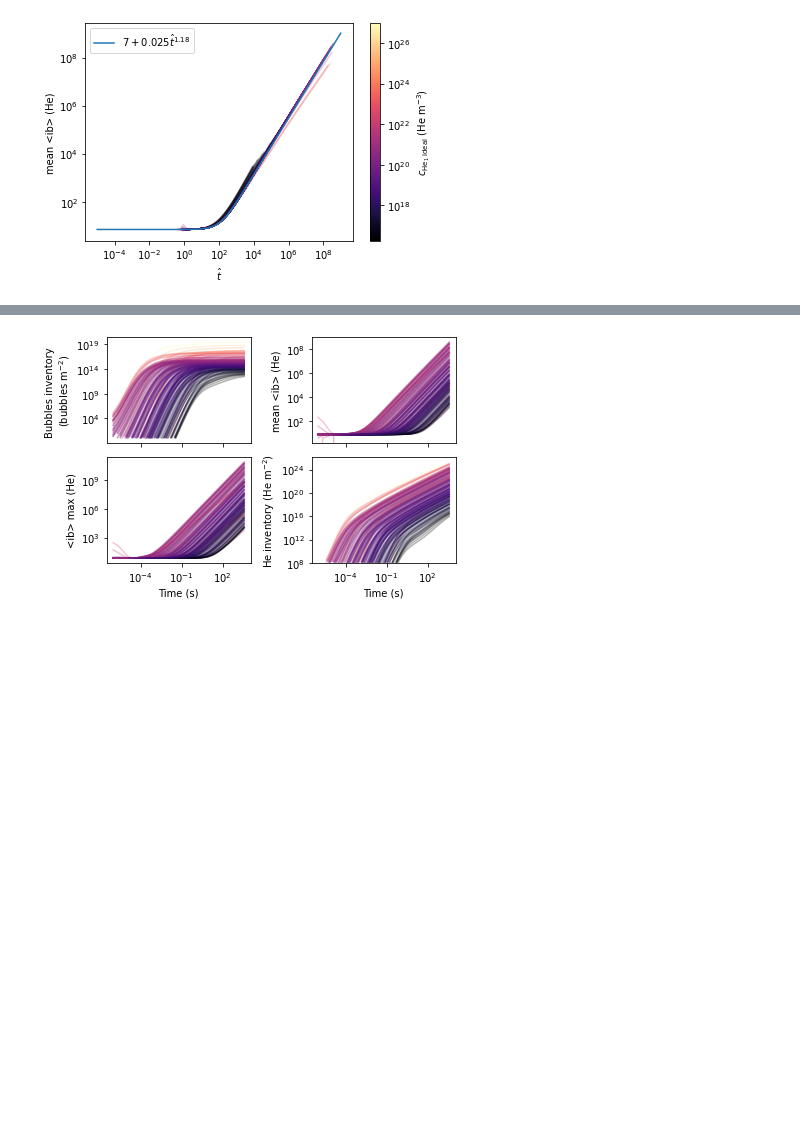
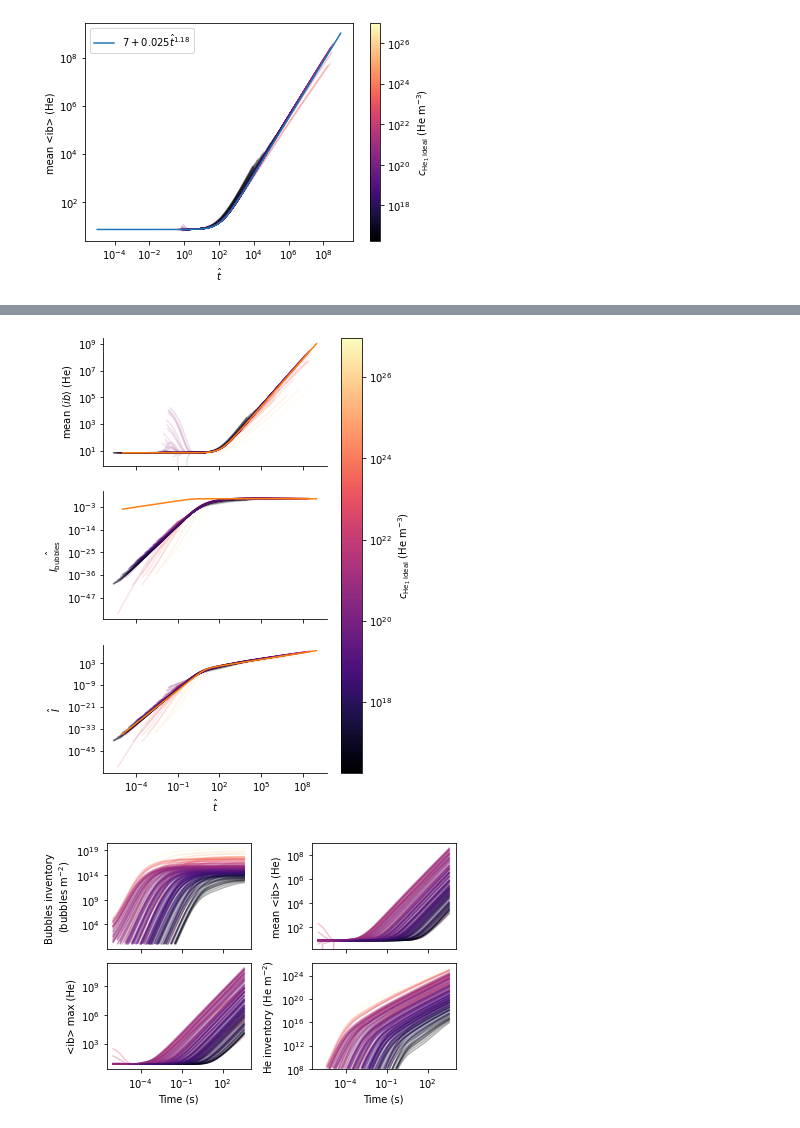
Before and after one commit to RemDelaporteMathurin/he_fenics, a Jupyter notebook: plot_time_dependent_quantities.ipynb, the cells around one changed output, grey strips where cells are left out. Saved outputs shown, nothing was run; the diff lists cells and outputs as text; code cells hidden in the pictures; blank space fills up the shorter version.

Commit message:
dimensionless quantitites

```diff
--- a/plot_time_dependent_quantities.ipynb
+++ b/plot_time_dependent_quantities.ipynb
@@ -259,3 +201,90 @@ plt.yscale("log")
+# %%
+def c_he_ideal(data):
+    return data["flux"]*R_p/D(data["T"])
+
+def normalised_t(data):
+    c_He1_ideal = c_he_ideal(data)
+    K_1_1 = 4*np.pi*(2*R1)*(2*D(d["T"]))
+    return data["t"] * K_1_1 * c_He1_ideal
+
+def charact_length(data):
+    c_He1_ideal = c_he_ideal(data)
+    return 1/(4*np.pi*R1*c_He1_ideal)**0.5
+
+def normalised_inv(I, data):
+    return I/c_he_ideal(data)/charact_length(data)
+
+t_fit = np.logspace(-5, 9)
+# fit for inventory adimensionalised
+a = 2
+b = 6
+t_c = 10
+ratio = 0.4
+
+inv = a*(t_fit/t_c)**b/((1 + (t_fit/t_c)**2)**(b*ratio))
+# fit for mean ib adimensionalised
+ib_0 = 7
+ib_a = 0.025
+ib_b = 1.18
+ib = ib_0 + ib_a*t_fit**ib_b
+# fit for I bubbles adimensionalised
+
+# bubbles_fit = inv/ib
+
+bubbles_fit = 10*(1 - np.exp(-t_fit))
+
+fig, axs = plt.subplots(nrows=3, ncols=1, sharex=True, figsize=(5, 8))
+alpha = 0.15
+colour_fits = "tab:orange"
+plt.sca(axs[0])
+for d in data:
+    t = normalised_t(d)
+    plt.plot(t, d["mean_ib"], alpha=alpha, color=colorbar(d["color"]))
+
+label_equation_ib = "$" + "{}".format(ib_0) + " + {}".format(ib_a) + "\hat{t}" + "^{}".format(ib_b) + "$"
+plt.plot(t_fit, ib, color=colour_fits)
+
+plt.ylabel(r"mean $\langle ib \rangle$ (He)")
+plt.xscale("log")
+plt.yscale("log")
+
+plt.sca(axs[1])
+for d in data:
+    t = normalised_t(d)
+    inv_bubble = normalised_inv(d['total_bubbles'], d)
+    indices = np.where(d['total_bubbles'] > 0)
+    plt.plot(t[indices], inv_bubble[indices], alpha=alpha, color=colorbar(d["color"]))
+plt.yscale("log")
+plt.ylabel(r"$\hat{I_\mathrm{bubbles}}$")
+
+plt.plot(t_fit, bubbles_fit, color=colour_fits)
+
+plt.sca(axs[2])
+for d in data:
+    t = normalised_t(d)
+    inventory = normalised_inv(d['inventory'], d)
+
+    indices = np.where(d['inventory'] > 0)
+    plt.plot(t[indices], inventory[indices], alpha=alpha, color=colorbar(d["color"]))
+plt.yscale("log")
+plt.ylabel(r"$\hat{I}$")
+
+plt.plot(t_fit, inv, color=colour_fits)
+
+plt.xlabel("$\hat{t}$")
+
+
+sm = plt.cm.ScalarMappable(cmap=colorbar, norm=LogNorm(vmin=10**min_indicator, vmax=10**max_indicator))
+plt.colorbar(sm, label="$c_{\mathrm{He_1 \; ideal}}$ (He m$^{-3}$)", ax=axs)
+
+for ax in axs:
+    ax.spines.right.set_visible(False)
+    ax.spines.top.set_visible(False)
+
+plt.savefig("Figures/dimensionless_quantities.pdf", bbox_inches='tight')
+plt.savefig("Figures/dimensionless_quantities.svg", bbox_inches='tight')
+# %% [output]
+[figure, added]
 # %%
 fig, ((ax1, ax2), (ax3, ax4)) = plt.subplots(2, 2, sharex="col")
 
```
Also changed, not shown: parts of 2 cells of this notebook.
